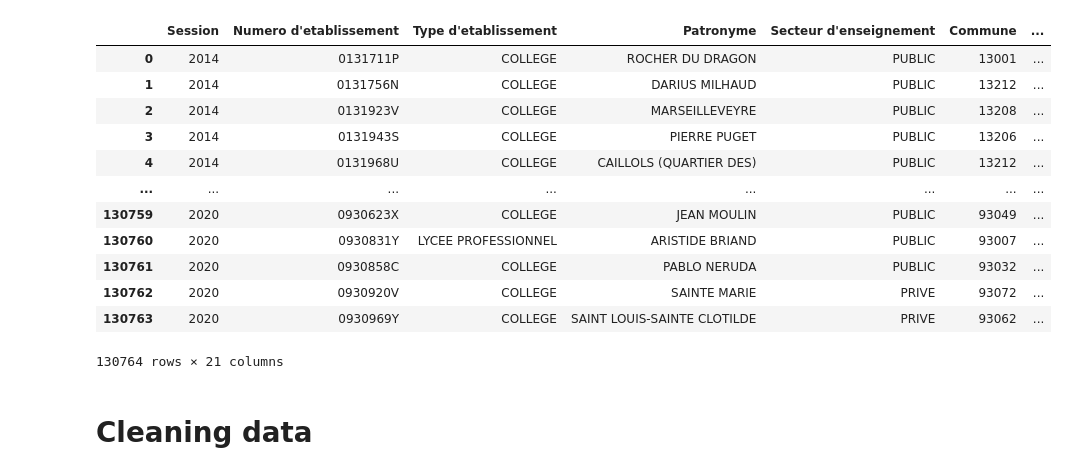
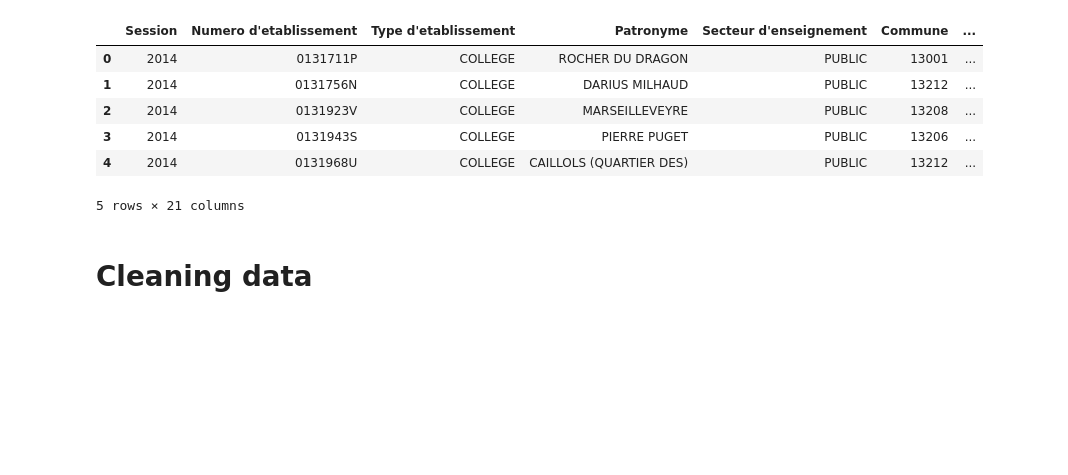
Before and after one commit to jacquesren123/delta, a Jupyter notebook: notebook/Untitled.ipynb, the cells around one changed output. Drawn from its saved outputs; the diff is of its cells as text; code cells hidden in the pictures; blank space fills up the shorter version.

```diff
--- a/notebook/Untitled.ipynb
+++ b/notebook/Untitled.ipynb
@@ -4,22 +6,17 @@ import pandas as pd
 dbpath = 'data/fr-en-dnb-par-etablissement.csv'
 # %%
 brevet_data = pd.read_csv(dbpath, sep=';')
+brevet_data_no_session = pd.read_csv(dbpath, sep=';')
 
-brevet_data
+brevet_data.head()
 # %% [output]
 |  | Session | Numero d'etablissement | Type d'etablissement | Patronyme | Secteur d'enseignement | Commune | ... |
 | 0 | 2014 | 0131711P | COLLEGE | ROCHER DU DRAGON | PUBLIC | 13001 | ... |
 | 1 | 2014 | 0131756N | COLLEGE | DARIUS MILHAUD | PUBLIC | 13212 | ... |
 | 2 | 2014 | 0131923V | COLLEGE | MARSEILLEVEYRE | PUBLIC | 13208 | ... |
 | 3 | 2014 | 0131943S | COLLEGE | PIERRE PUGET | PUBLIC | 13206 | ... |
 | 4 | 2014 | 0131968U | COLLEGE | CAILLOLS (QUARTIER DES) | PUBLIC | 13212 | ... |
-| ... | ... | ... | ... | ... | ... | ... | ... |
-| 130759 | 2020 | 0930623X | COLLEGE | JEAN MOULIN | PUBLIC | 93049 | ... |
-| 130760 | 2020 | 0930831Y | LYCEE PROFESSIONNEL | ARISTIDE BRIAND | PUBLIC | 93007 | ... |
-| 130761 | 2020 | 0930858C | COLLEGE | PABLO NERUDA | PUBLIC | 93032 | ... |
-| 130762 | 2020 | 0930920V | COLLEGE | SAINTE MARIE | PRIVE | 93072 | ... |
-| 130763 | 2020 | 0930969Y | COLLEGE | SAINT LOUIS-SAINTE CLOTILDE | PRIVE | 93062 | ... |
-130764 rows × 21 columns
+5 rows × 21 columns
 # %% [markdown]
 # Cleaning data
 # %%
```
Also changed, not shown: parts of 8 cells of this notebook, 2 other files.
